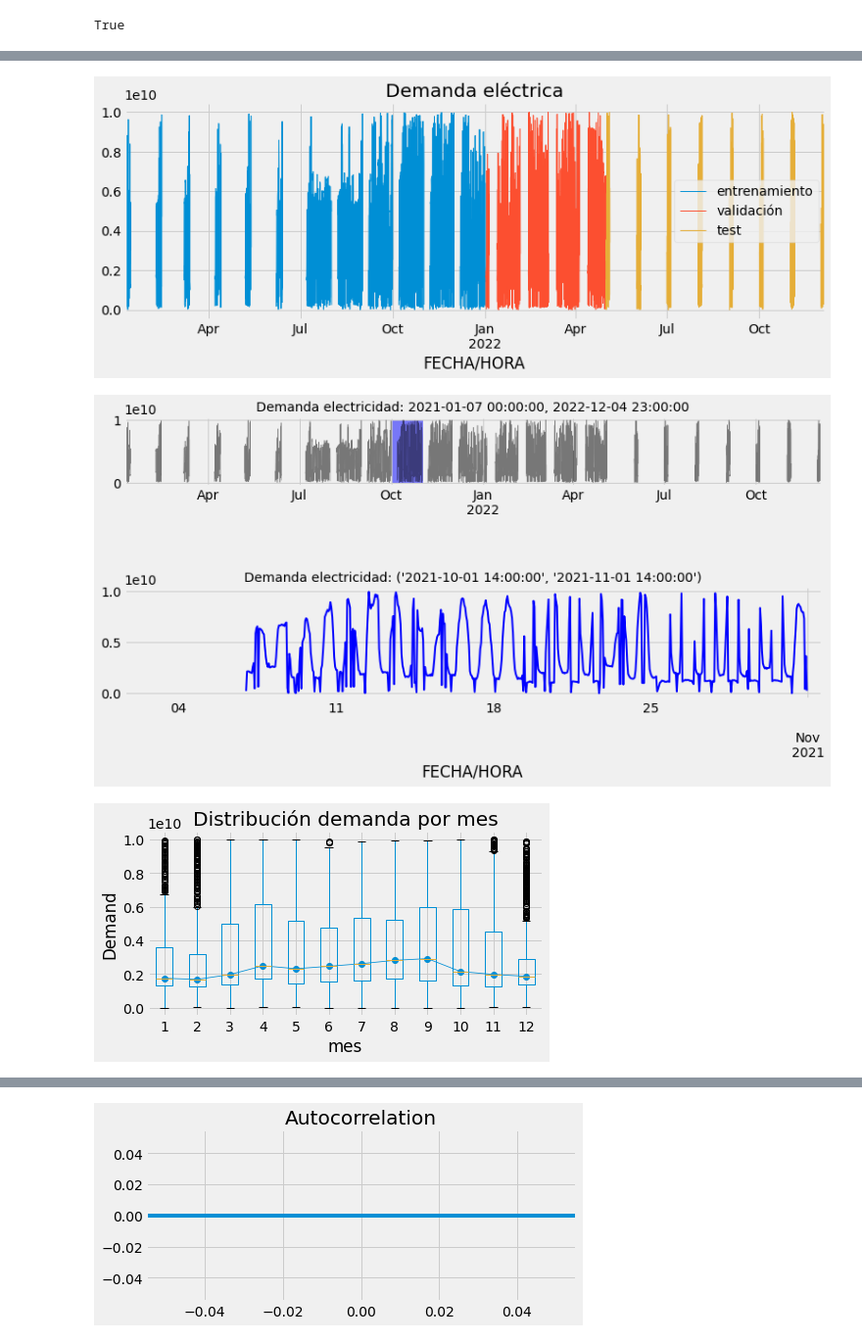
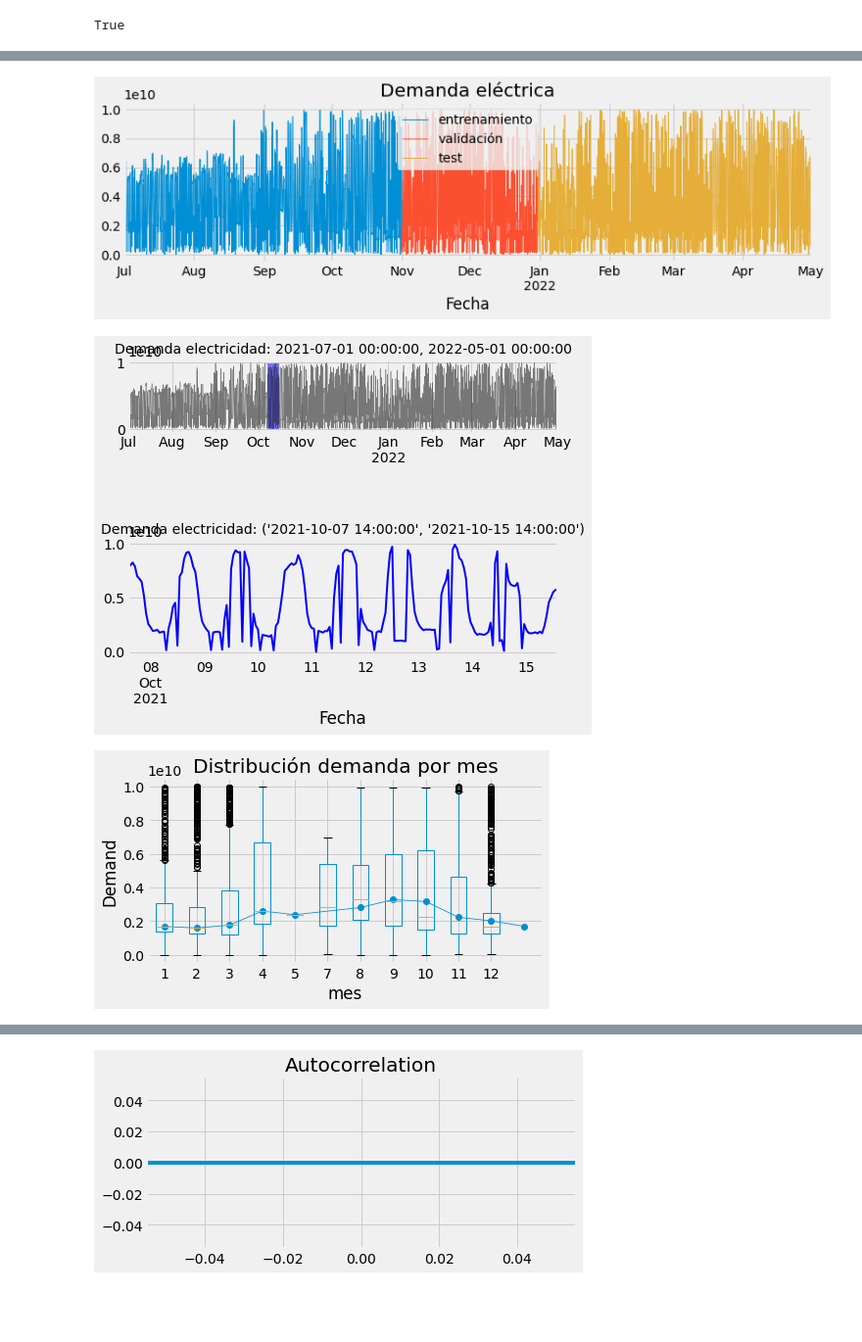
Before and after one commit to ISPCGrupo3/Redes-Neuronales, a Jupyter notebook: Predictor_OK.ipynb, the cells around one changed output, grey strips where cells are left out. Shown at 98% size. Saved outputs shown, nothing was run; the diff lists cells and outputs as text; code cells hidden in the pictures; blank space fills up the shorter version.

```diff
--- a/Predictor_OK.ipynb
+++ b/Predictor_OK.ipynb
@@ -147,10 +176,11 @@ datos.head(3)
 # %%
 # Conversión del formato fecha
 # ==============================================================================
-#datos['FECHA/HORA'] = pd.to_datetime(datos['FECHA/HORA'], format='%Y/%m/%dT%H:%M:%Sz')
-datos['FECHA/HORA'] = pd.to_datetime(datos['FECHA/HORA'])
-#datos['FECHA/HORA'] = datos['FECHA/HORA'].dt.strftime('%Y/%m/%dT%H:%M:%Sz')
-datos = datos.set_index('FECHA/HORA')
+#datos.rename(columns={'FECHA/HORA':'Fecha'}, inplace=True)
+#datos['Fecha'] = pd.to_datetime(datos['Fecha'], format='%Y-%m-%dT%H:%M:%SZ')
+datos['Fecha'] = pd.to_datetime(datos['Fecha'])
+#datos['FECHA/HORA'] = datos['FECHA/HORA'].dt.strftime('%Y/%m/%dt %H:%M')
+datos = datos.set_index('Fecha')
 datos = datos.asfreq('60min')
 datos = datos.sort_index()
 datos
@@ -177,17 +207,3 @@ datos
                               freq=datos.index.freq)).all()
 # %% [output]
 True
-# %%
-# Separación datos train-val-test
-# ==============================================================================
-datos = datos.loc['2021-01-07 00:00:00': '2022-12-04 23:00:00']
-fin_train = '2021-12-31 23:59:00'
-fin_validacion = '2022-04-30 23:59:00'
-datos_train = datos.loc[: fin_train, :]
-datos_val   = datos.loc[fin_train:fin_validacion, :]
-datos_test  = datos.loc[fin_validacion:, :]
-
-print(f"Fechas train      : {datos_train.index.min()} --- {datos_train.index.max()}  (n={len(datos_train)})")
-print(f"Fechas validacion : {datos_val.index.min()} --- {datos_val.index.max()}  (n={len(datos_val)})")
-print(f"Fechas test       : {datos_test.index.min()} --- {datos_test.index.max()}  (n={len(datos_test)})")
-datos_train.head(3)
@@ -203,0 +210,13 @@ Fechas test       : 2022-05-01 00:00:00 --- 2022-12-04 23:00:00  (n=5232)
+# %%
+# Separación datos train-val-test
+# ==============================================================================
+datos = datos.loc['2021-07-01 00:00:00': '2022-05-01 00:00:00']
+fin_train = '2021-10-31 23:59:00'
+fin_validacion = '2021-12-30 23:59:00'
+datos_train = datos.loc[: fin_train, :]
+datos_val   = datos.loc[fin_train:fin_validacion, :]
+datos_test  = datos.loc[fin_validacion:, :]
+
+print(f"Fechas train      : {datos_train.index.min()} --- {datos_train.index.max()}  (n={len(datos_train)})")
+print(f"Fechas validacion : {datos_val.index.min()} --- {datos_val.index.max()}  (n={len(datos_val)})")
+print(f"Fechas test       : {datos_test.index.min()} --- {datos_test.index.max()}  (n={len(datos_test)})")
@@ -236,50 +269,50 @@ from sklearn.model_selection import train_test_split
 # %%
 # Gráfico serie temporal
 # ==============================================================================
-fig, ax = plt.subplots(figsize=(12, 4))
-datos_train.TOTAL_KW.plot(ax=ax, label='entrenamiento', linewidth=1)
-datos_val.TOTAL_KW.plot(ax=ax, label='validación', linewidth=1)
-datos_test.TOTAL_KW.plot(ax=ax, label='test', linewidth=1)
+fig, ax = plt.subplots(figsize=(12, 3))
+datos_train.Demanda.plot(ax=ax, label='entrenamiento', linewidth=1)
+datos_val.Demanda.plot(ax=ax, label='validación', linewidth=1)
+datos_test.Demanda.plot(ax=ax, label='test', linewidth=1)
 ax.set_title('Demanda eléctrica')
 ax.legend();
 # %% [output]
-[figure, old version]
+[figure, new version]
 # %%
 # Gráfico serie temporal con zoom
 # ==============================================================================
-zoom = ('2021-10-01 14:00:00','2021-11-01 14:00:00')
+zoom = ('2021-10-07 14:00:00','2021-10-15 14:00:00')
 
-fig = plt.figure(figsize=(12, 6))
+fig = plt.figure(figsize=(7, 6))
 grid = plt.GridSpec(nrows=8, ncols=1, hspace=0.6, wspace=0)
 
 main_ax = fig.add_subplot(grid[1:3, :])
 zoom_ax = fig.add_subplot(grid[5:, :])
 
-datos.TOTAL_KW.plot(ax=main_ax, c='black', alpha=0.5, linewidth=0.5)
-min_y = min(datos.TOTAL_KW)
-max_y = max(datos.TOTAL_KW)
+datos.Demanda.plot(ax=main_ax, c='black', alpha=0.5, linewidth=0.5)
+min_y = min(datos.Demanda)
+max_y = max(datos.Demanda)
 main_ax.fill_between(zoom, min_y, max_y, facecolor='blue', alpha=0.5, zorder=0)
 main_ax.set_xlabel('')
 
-datos.loc[zoom[0]: zoom[1]].TOTAL_KW.plot(ax=zoom_ax, color='blue', linewidth=2)
+datos.loc[zoom[0]: zoom[1]].Demanda.plot(ax=zoom_ax, color='blue', linewidth=2)
 
 main_ax.set_title(f'Demanda electricidad: {datos.index.min()}, {datos.index.max()}', fontsize=14)
 zoom_ax.set_title(f'Demanda electricidad: {zoom}', fontsize=14)
 plt.subplots_adjust(hspace=1)
 # %% [output]
-[figure, old version]
+[figure, new version]
 # %%
 # Gráfico boxplot para estacionalidad anual
 # ==============================================================================
 fig, ax = plt.subplots(figsize=(7, 3.5))
 datos['mes'] = datos.index.month
-datos.boxplot(column='TOTAL_KW', by='mes', ax=ax,)
-datos.groupby('mes')['TOTAL_KW'].median().plot(style='o-', linewidth=0.8, ax=ax)
+datos.boxplot(column='Demanda', by='mes', ax=ax,)
+datos.groupby('mes')['Demanda'].median().plot(style='o-', linewidth=0.8, ax=ax)
 ax.set_ylabel('Demand')
 ax.set_title('Distribución demanda por mes')
 fig.suptitle('');
 # %% [output]
-[figure, old version]
+[figure, new version]
 # %%
 # Gráfico boxplot para estacionalidad semanal
 # ==============================================================================
```
Also changed, not shown: parts of 39 cells of this notebook.
